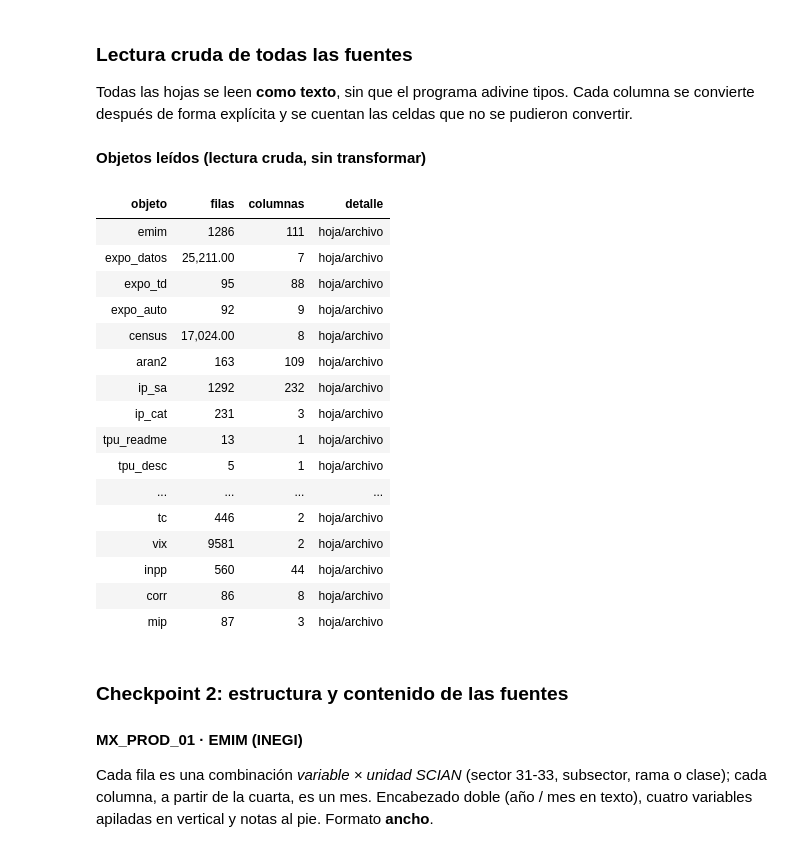
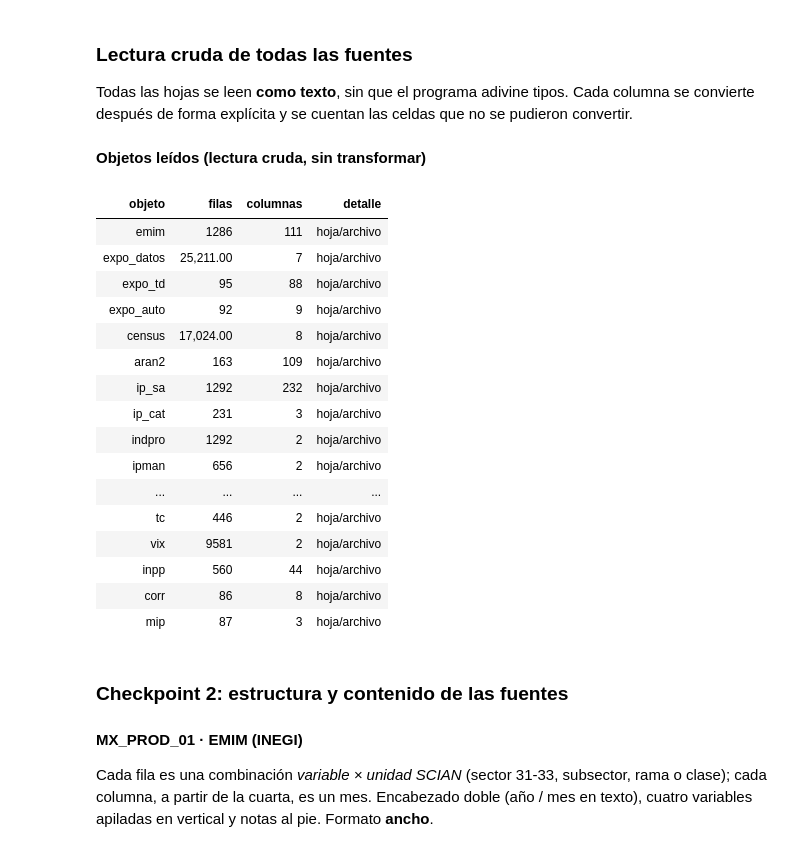
Before and after one commit to aabermejoq/Incertidumbre-Comercial, a Jupyter notebook: code/Python/01_preparacion_base_integrada.ipynb, the cells around one changed output. Saved outputs shown, nothing was run; the diff lists cells and outputs as text; code cells hidden in the pictures.

```diff
--- a/code/Python/01_preparacion_base_integrada.ipynb
+++ b/code/Python/01_preparacion_base_integrada.ipynb
@@ -401,6 +401,8 @@ fuentes = pd.DataFrame([
     ("MX_ARAN_02", "data/interim/aranceles/tasa_efectiva_mex_naics4.csv", "Tasa efectiva en formato ancho (derivado de MX_ARAN_01)"),
     ("US_PROD_01", "data/raw/produccion_estados_unidos/ip_naics_sa.csv", "Producción industrial de EE.UU. (Fed G.17), SA"),
     ("US_PROD_02", "data/raw/produccion_estados_unidos/ip_naics_series.csv", "Catálogo de series G.17"),
+    ("US_PROD_03", "data/raw/produccion_estados_unidos/fred_indpro_mensual.csv", "Producción industrial total de EE.UU. (INDPRO, FRED)"),
+    ("US_PROD_04", "data/raw/produccion_estados_unidos/fred_ipman_mensual.csv", "Producción industrial de manufactura de EE.UU. (IPMAN, FRED)"),
     ("INC_01", "data/raw/incertidumbre/tpu_caldara_iacoviello.xlsx", "TPU (Caldara, Iacoviello et al.)"),
     ("INC_02", "data/raw/incertidumbre/wui_ahir_bloom_furceri_2026_08.xlsx", "WUI / WTUI / WPUI (Ahir, Bloom y Furceri)"),
     ("INC_03", "data/raw/incertidumbre/epu_mexico_baker_bloom_davis.xlsx", "EPU México (Baker, Bloom y Davis)"),
@@ -528,39 +530,41 @@ crudos["census"] = leer_csv_texto(ruta("MX_ARAN_01"))
 crudos["aran2"] = leer_csv_texto(ruta("MX_ARAN_02"))
 crudos["ip_sa"] = leer_csv_texto(ruta("US_PROD_01"))
 crudos["ip_cat"] = leer_csv_texto(ruta("US_PROD_02"))
+crudos["indpro"] = leer_csv_texto(ruta("US_PROD_03"))
+crudos["ipman"] = leer_csv_texto(ruta("US_PROD_04"))
 hojas_tpu = pd.ExcelFile(ruta("INC_01")).sheet_names
 exigir({"ReadMe", "Series_description", "TPU_MONTHLY", "TPU_QUARTERLY", "TPU_DAILY"} <= set(hojas_tpu),
        "INC_01 (TPU): faltan hojas esperadas. Encontradas: ", ", ".join(hojas_tpu))
 for h, k in [("ReadMe", "tpu_readme"), ("Series_description", "tpu_desc"), ("TPU_MONTHLY", "tpu_m"),
              ("TPU_QUARTERLY", "tpu_q"), ("TPU_DAILY", "tpu_d")]:
     crudos[k] = leer_texto(ruta("INC_01"), h)
 hojas_wui = pd.ExcelFile(ruta("INC_02")).sheet_names
 exigir({"T0", "T1", "T5", "T6", "T7", "F1", "F2", "F3"} <= set(hojas_wui), "INC_02 (WUI): faltan hojas esperadas.")
 crudos["wui"] = {h: leer_texto(ruta("INC_02"), h) for h in hojas_wui}
 hojas_epu = pd.ExcelFile(ruta("INC_03")).sheet_names
 exigir(len(hojas_epu) == 1, "INC_03 (EPU): se esperaba una sola hoja; hay ", len(hojas_epu), ". Indique cuál contiene el índice.")
 crudos["epu"] = leer_texto(ruta("INC_03"), hojas_epu[0])
 crudos["tc"] = leer_texto(ruta("MACRO_01"), 0)
 crudos["vix"] = leer_csv_texto(ruta("MACRO_02"))
 crudos["inpp"] = leer_texto(ruta("PRECIOS_01"), "INPP")
 crudos["corr"] = leer_csv_texto(ruta("DOC_CORR"))
 crudos["mip"] = leer_texto(ruta("MIP_01"), 0)
 tabla(pd.DataFrame([(k, *(v.shape if isinstance(v, pd.DataFrame) else (None, None)),
                      "hoja/archivo" if isinstance(v, pd.DataFrame) else f"{len(v)} hojas") for k, v in crudos.items()],
                    columns=["objeto", "filas", "columnas", "detalle"]), "Objetos leídos (lectura cruda, sin transformar)")
 # %% [output]
 **Objetos leídos (lectura cruda, sin transformar)**
 | objeto | filas | columnas | detalle |
 | emim | 1286 | 111 | hoja/archivo |
 | expo_datos | 25,211.00 | 7 | hoja/archivo |
 | expo_td | 95 | 88 | hoja/archivo |
 | expo_auto | 92 | 9 | hoja/archivo |
 | census | 17,024.00 | 8 | hoja/archivo |
 | aran2 | 163 | 109 | hoja/archivo |
 | ip_sa | 1292 | 232 | hoja/archivo |
 | ip_cat | 231 | 3 | hoja/archivo |
-| tpu_readme | 13 | 1 | hoja/archivo |
-| tpu_desc | 5 | 1 | hoja/archivo |
+| indpro | 1292 | 2 | hoja/archivo |
+| ipman | 656 | 2 | hoja/archivo |
 | ... | ... | ... | ... |
 | tc | 446 | 2 | hoja/archivo |
 | vix | 9581 | 2 | hoja/archivo |
```
Also changed, not shown: parts of 14 cells of this notebook, 15 other files.
